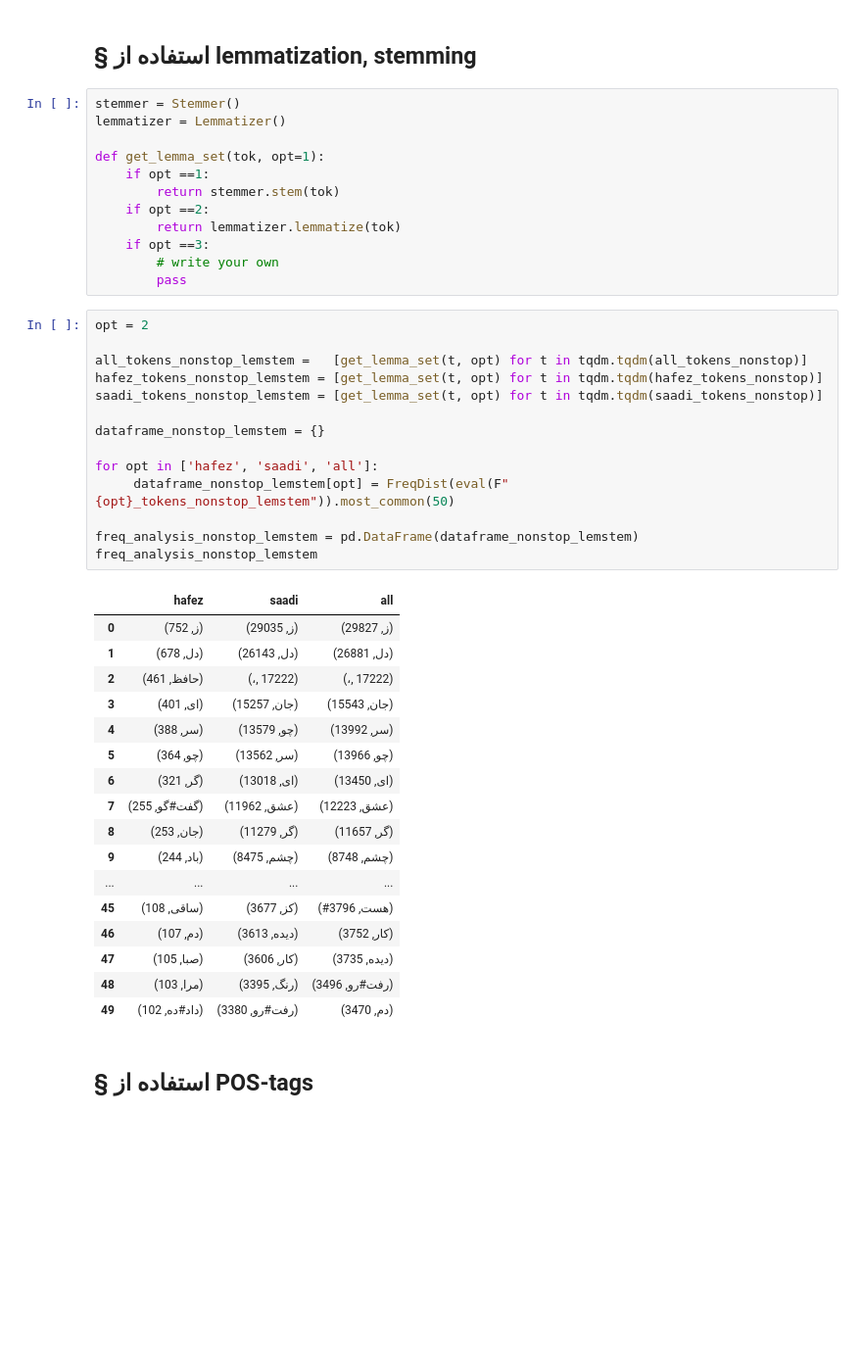
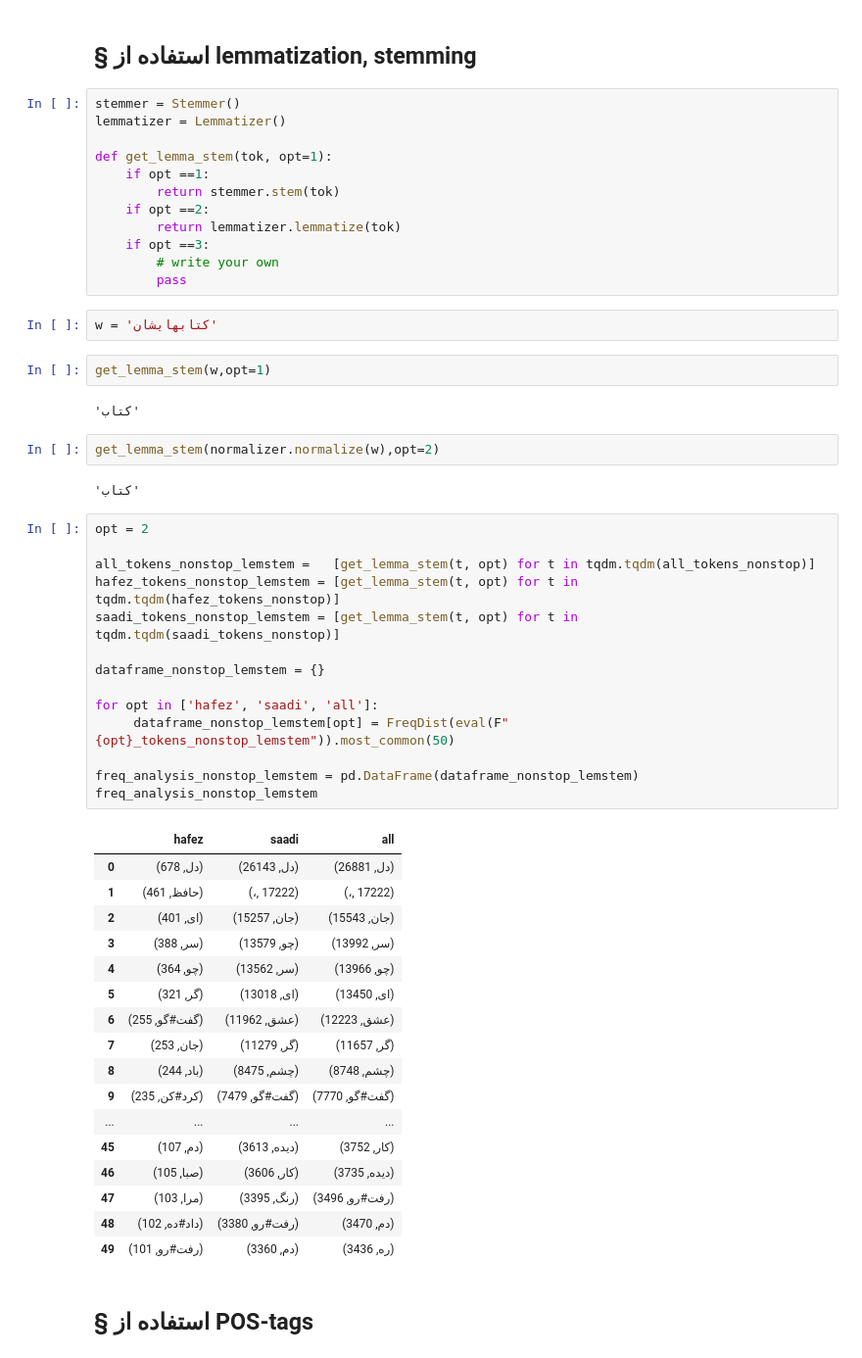
Before and after one commit to language-ml/course-nlp-ir-1-text-exploring, a Jupyter notebook: notebooks/Farsi/ExploreYourTextCollection-Persian.ipynb, the cells around one changed output. Shown at 98% size. Saved outputs shown, nothing was run; the diff lists cells and outputs as text; blank space fills up the shorter version.

```diff
--- a/notebooks/Farsi/ExploreYourTextCollection-Persian.ipynb
+++ b/notebooks/Farsi/ExploreYourTextCollection-Persian.ipynb
@@ -240,7 +240,7 @@ freq_analysis_nonstop
 stemmer = Stemmer()
 lemmatizer = Lemmatizer()
 
-def get_lemma_set(tok, opt=1):
+def get_lemma_stem(tok, opt=1):
     if opt ==1:
         return stemmer.stem(tok)
     if opt ==2:
@@ -248,38 +248,48 @@ def get_lemma_set(tok, opt=1):
     if opt ==3:
         # write your own
         pass
+# %%
+w = 'کتابهایشان'
+# %%
+get_lemma_stem(w,opt=1)
+# %% [output]
+'کتاب'
+# %%
+get_lemma_stem(normalizer.normalize(w),opt=2)
+# %% [output]
+'کتاب'
 # %%
 opt = 2
 
-all_tokens_nonstop_lemstem =   [get_lemma_set(t, opt) for t in tqdm.tqdm(all_tokens_nonstop)]
-hafez_tokens_nonstop_lemstem = [get_lemma_set(t, opt) for t in tqdm.tqdm(hafez_tokens_nonstop)]
-saadi_tokens_nonstop_lemstem = [get_lemma_set(t, opt) for t in tqdm.tqdm(saadi_tokens_nonstop)]
+all_tokens_nonstop_lemstem =   [get_lemma_stem(t, opt) for t in tqdm.tqdm(all_tokens_nonstop)]
+hafez_tokens_nonstop_lemstem = [get_lemma_stem(t, opt) for t in tqdm.tqdm(hafez_tokens_nonstop)]
+saadi_tokens_nonstop_lemstem = [get_lemma_stem(t, opt) for t in tqdm.tqdm(saadi_tokens_nonstop)]
 
 dataframe_nonstop_lemstem = {}
 
 for opt in ['hafez', 'saadi', 'all']:
      dataframe_nonstop_lemstem[opt] = FreqDist(eval(F"{opt}_tokens_nonstop_lemstem")).most_common(50)
 
 freq_analysis_nonstop_lemstem = pd.DataFrame(dataframe_nonstop_lemstem)
 freq_analysis_nonstop_lemstem
 # %% [output]
 |  | hafez | saadi | all |
-| 0 | (ز, 752) | (ز, 29035) | (ز, 29827) |
-| 1 | (دل, 678) | (دل, 26143) | (دل, 26881) |
-| 2 | (حافظ, 461) | (،, 17222) | (،, 17222) |
-| 3 | (ای, 401) | (جان, 15257) | (جان, 15543) |
-| 4 | (سر, 388) | (چو, 13579) | (سر, 13992) |
-| 5 | (چو, 364) | (سر, 13562) | (چو, 13966) |
-| 6 | (گر, 321) | (ای, 13018) | (ای, 13450) |
-| 7 | (گفت#گو, 255) | (عشق, 11962) | (عشق, 12223) |
-| 8 | (جان, 253) | (گر, 11279) | (گر, 11657) |
-| 9 | (باد, 244) | (چشم, 8475) | (چشم, 8748) |
+| 0 | (دل, 678) | (دل, 26143) | (دل, 26881) |
+| 1 | (حافظ, 461) | (،, 17222) | (،, 17222) |
+| 2 | (ای, 401) | (جان, 15257) | (جان, 15543) |
+| 3 | (سر, 388) | (چو, 13579) | (سر, 13992) |
+| 4 | (چو, 364) | (سر, 13562) | (چو, 13966) |
+| 5 | (گر, 321) | (ای, 13018) | (ای, 13450) |
+| 6 | (گفت#گو, 255) | (عشق, 11962) | (عشق, 12223) |
+| 7 | (جان, 253) | (گر, 11279) | (گر, 11657) |
+| 8 | (باد, 244) | (چشم, 8475) | (چشم, 8748) |
+| 9 | (کرد#کن, 235) | (گفت#گو, 7479) | (گفت#گو, 7770) |
 | ... | ... | ... | ... |
-| 45 | (ساقی, 108) | (کز, 3677) | (#هست, 3796) |
-| 46 | (دم, 107) | (دیده, 3613) | (کار, 3752) |
-| 47 | (صبا, 105) | (کار, 3606) | (دیده, 3735) |
-| 48 | (مرا, 103) | (رنگ, 3395) | (رفت#رو, 3496) |
-| 49 | (داد#ده, 102) | (رفت#رو, 3380) | (دم, 3470) |
+| 45 | (دم, 107) | (دیده, 3613) | (کار, 3752) |
+| 46 | (صبا, 105) | (کار, 3606) | (دیده, 3735) |
+| 47 | (مرا, 103) | (رنگ, 3395) | (رفت#رو, 3496) |
+| 48 | (داد#ده, 102) | (رفت#رو, 3380) | (دم, 3470) |
+| 49 | (رفت#رو, 101) | (دم, 3360) | (ره, 3436) |
 # %% [markdown]
 <h2 style='direction:rtl;'> § استفاده از POS-tags  </h2>
 # %%
```
Also changed, not shown: parts of 7 cells of this notebook, 1 other file.
